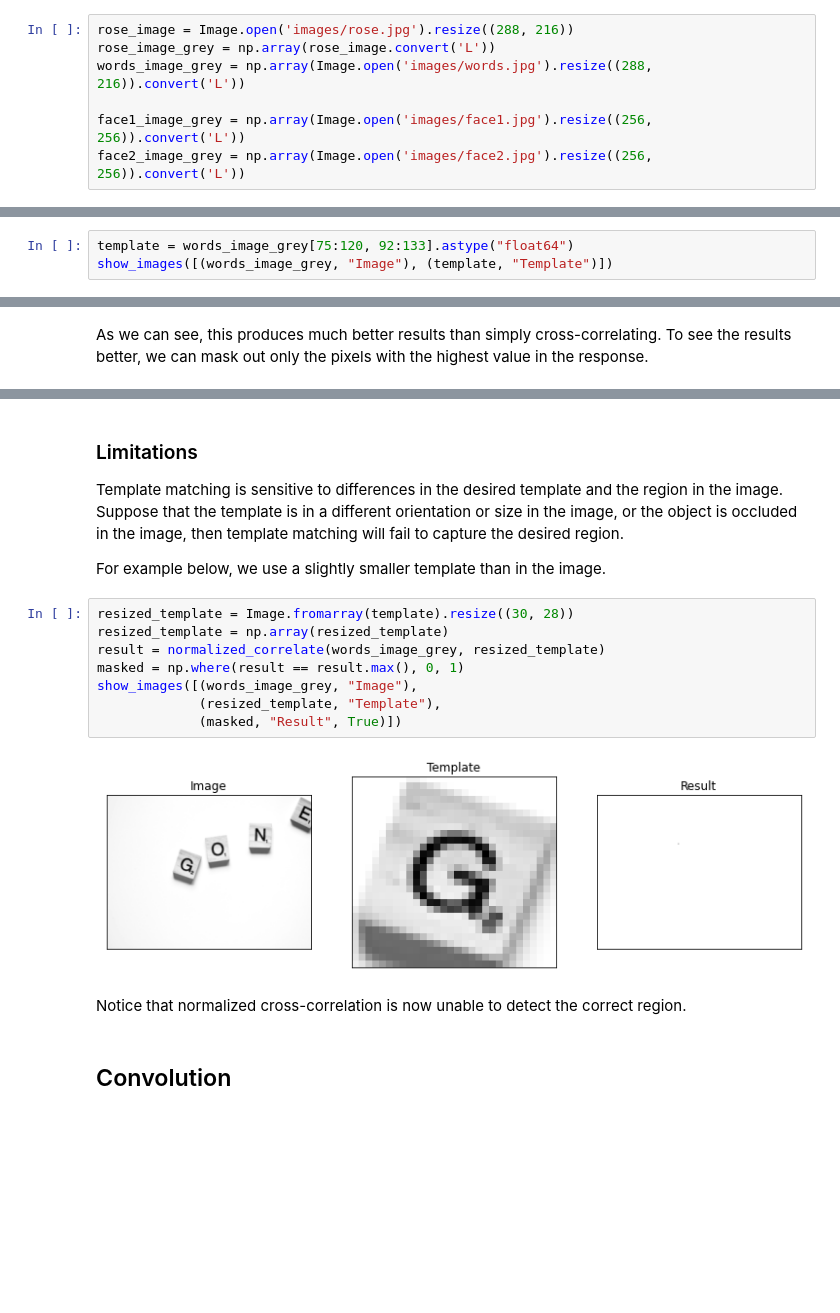
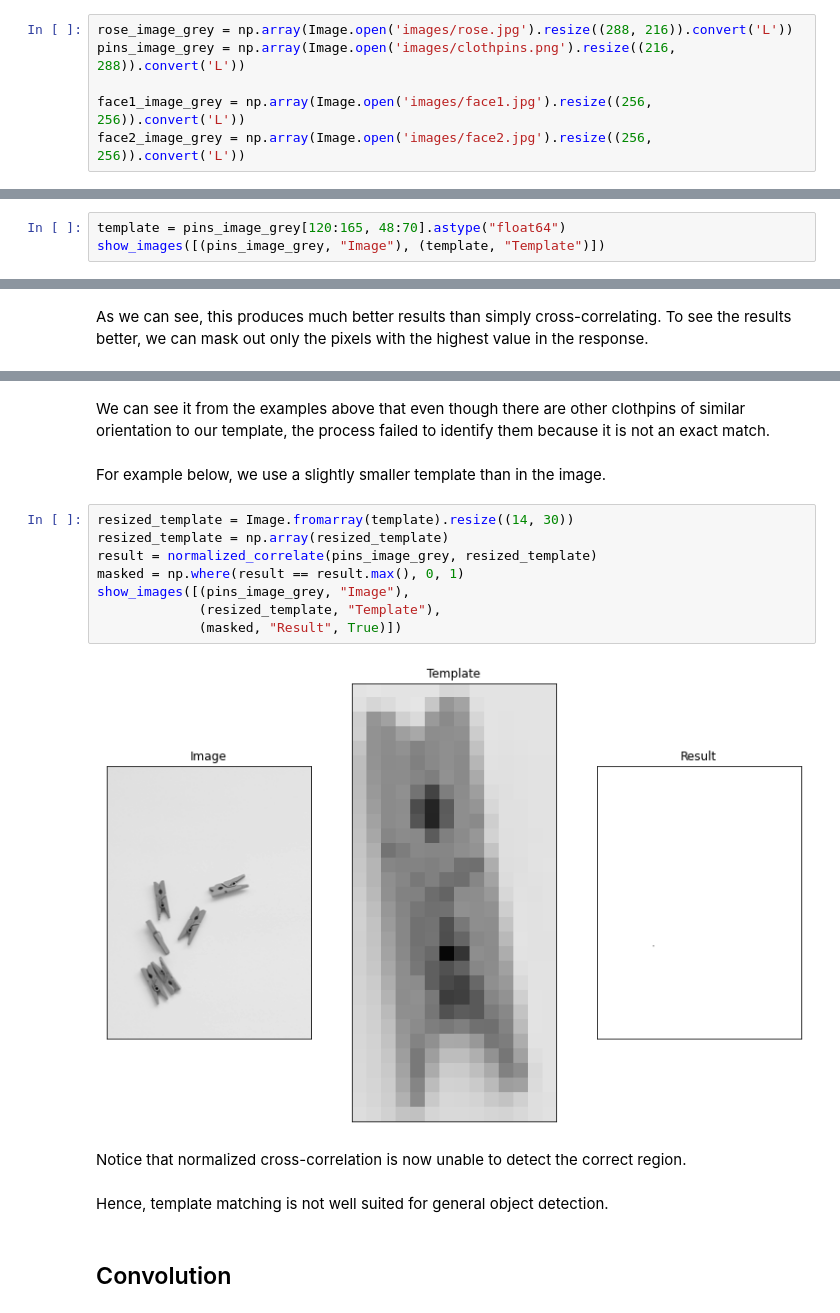
Before and after one commit to 0WN463/wellspring, a Jupyter notebook: computer-vision/filtering.ipynb, the cells around one changed output, grey strips where cells are left out. Drawn from its saved outputs; the diff is of its cells as text; blank space fills up the shorter version.

```diff
--- a/computer-vision/filtering.ipynb
+++ b/computer-vision/filtering.ipynb
@@ -7,9 +7,8 @@ from module.utility import show_pyramids, show_images, array_is_equal
 import numpy as np
 from PIL import Image
 # %%
-rose_image = Image.open('images/rose.jpg').resize((288, 216))
-rose_image_grey = np.array(rose_image.convert('L'))
-words_image_grey = np.array(Image.open('images/words.jpg').resize((288, 216)).convert('L'))
+rose_image_grey = np.array(Image.open('images/rose.jpg').resize((288, 216)).convert('L'))
+pins_image_grey = np.array(Image.open('images/clothpins.png').resize((216, 288)).convert('L'))
 
 face1_image_grey = np.array(Image.open('images/face1.jpg').resize((256, 256)).convert('L'))
 face2_image_grey = np.array(Image.open('images/face2.jpg').resize((256, 256)).convert('L'))
@@ -381,6 +389,6 @@ Using normalized cross-correlation, it is possible to identify the region where
 # %% [markdown]
 Suppose we have the below image and template.
 # %%
-template = words_image_grey[75:120, 92:133].astype("float64")
-show_images([(words_image_grey, "Image"), (template, "Template")])
+template = pins_image_grey[120:165, 48:70].astype("float64")
+show_images([(pins_image_grey, "Image"), (template, "Template")])
 # %% [output]
@@ -442,21 +454,21 @@ Indeed, we only find candidate location for the best match for the template.
+# %% [markdown]
+We can see it from the examples above that even though there are other clothpins of similar orientation to our template, the process failed to identify them because it is not an exact match.
 # %% [markdown]
-### Limitations
-Template matching is sensitive to differences in the desired template and the region in the image.
-Suppose that the template is in a different orientation or size in the image, or the object is occluded in the image, then template matching will fail to capture the desired region.
-
 For example below, we use a slightly smaller template than in the image.
 # %%
-resized_template = Image.fromarray(template).resize((30, 28))
+resized_template = Image.fromarray(template).resize((14, 30))
 resized_template = np.array(resized_template)
-result = normalized_correlate(words_image_grey, resized_template)
+result = normalized_correlate(pins_image_grey, resized_template)
 masked = np.where(result == result.max(), 0, 1)
-show_images([(words_image_grey, "Image"),
+show_images([(pins_image_grey, "Image"),
              (resized_template, "Template"),
              (masked, "Result", True)])
 # %% [output]
-[figure, old version]
+[figure, new version]
 # %% [markdown]
 Notice that normalized cross-correlation is now unable to detect the correct region.
+# %% [markdown]
+Hence, template matching is not well suited for general object detection.
 # %% [markdown]
 ## Convolution
 # %% [markdown]
```
Also changed, not shown: parts of 14 cells of this notebook, 6 other files.
